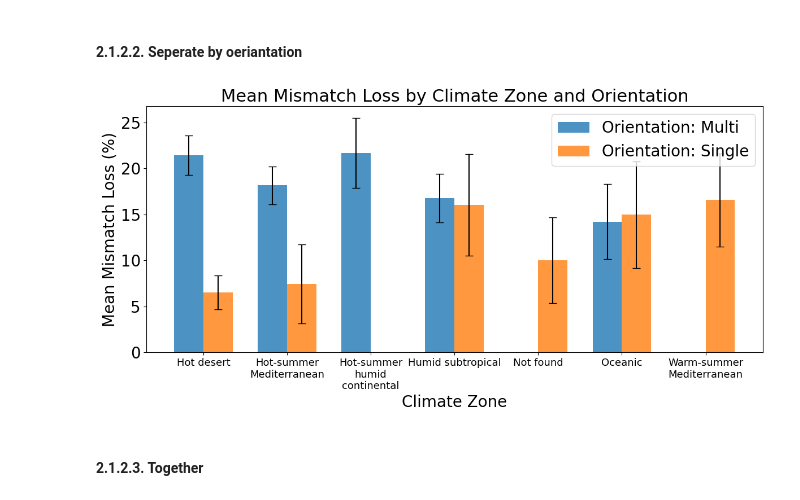
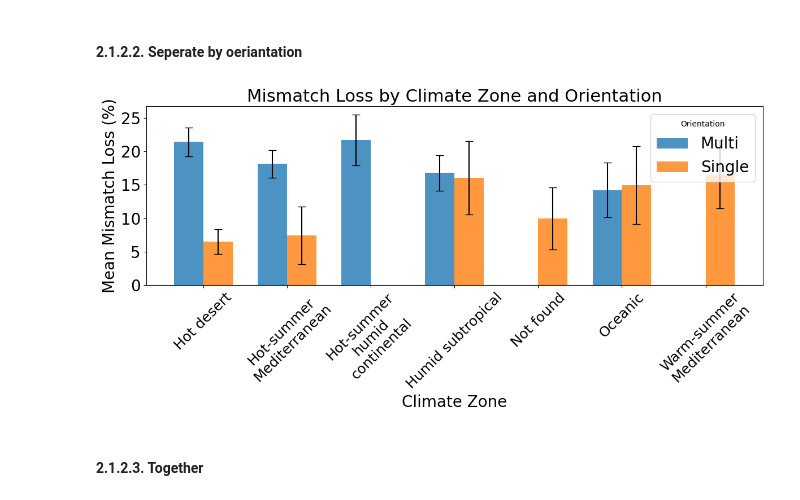
Before and after one commit to sijinwnag/24_09_24_Solar_Edge, a Jupyter notebook: Code/25_05_01_Mismatch_results_analyser.ipynb, the cells around one changed output. Saved outputs shown, nothing was run; the diff lists cells and outputs as text; code cells hidden in the pictures.

```diff
--- a/Code/25_05_01_Mismatch_results_analyser.ipynb
+++ b/Code/25_05_01_Mismatch_results_analyser.ipynb
@@ -9,7 +9,7 @@ from geopy.geocoders import Nominatim
 from kgcpy import lookupCZ
 
 # define the path to the data folder
-ResultsFolder = r'C:\Users\z5183876\OneDrive - UNSW\Documents\GitHub\24_09_24_Solar_Edge\Results\v_from_i_combined\25_05_01_Results'
+ResultsFolder = r'C:\Users\z5183876\OneDrive - UNSW\Documents\GitHub\24_09_24_Solar_Edge\Results\v_from_i_combined\25_05_19_Results'
 
 # define the path to the site summary file
 site_summary_path = r"C:\Users\z5183876\OneDrive - UNSW\Documents\GitHub\24_09_24_Solar_Edge\Data\25_05_01_Newsites_summary.xlsx"
@@ -347,44 +352,54 @@ plt.show()
 # %% [markdown]
 #### 2.1.2.2. Seperate by oeriantation
 # %%
-# ...existing code...
-# Plot grouped bar chart
+# --- 2.1.2.2. Climate Zone vs. Mismatch Loss, separated by Orientation ---
+
+# compute mean & std by Climate Zone and Orientation
+stats_orient = site_summary_df.groupby(
+    ['Climate Zone','Orientation']
+)['Mismatch Loss'].agg(['mean','std'])
+pivot_orient_mean = stats_orient['mean'].unstack('Orientation')
+pivot_orient_std  = stats_orient['std'].unstack('Orientation')
+
+# plot grouped bar chart
 plt.figure(figsize=long_hoz_figsize)
-orientations = pivot_orient.columns.tolist()
 bar_width = 0.35
-x = np.arange(len(pivot_orient.index))
+n_orients = len(pivot_orient_mean.columns)
+x = np.arange(len(pivot_orient_mean.index))
 
-for i, orient in enumerate(orientations):
+for i, orient in enumerate(pivot_orient_mean.columns):
     plt.bar(
-        x + i * bar_width,
-        pivot_orient[orient],
+        x + i*bar_width,
+        pivot_orient_mean[orient],
         yerr=pivot_orient_std[orient],
         width=bar_width,
-        label=f'Orientation: {orient}',
+        label=orient,
         capsize=5,
         alpha=0.8
     )
 
 plt.xlabel('Climate Zone', fontsize=axis_label_size)
 plt.ylabel('Mean Mismatch Loss (%)', fontsize=axis_label_size)
-plt.title('Mean Mismatch Loss by Climate Zone and Orientation', fontsize=title_size)
+plt.title('Mismatch Loss by Climate Zone and Orientation', fontsize=title_size)
 
-# Wrap x labels and use smaller font, no rotation
-wrapped_labels = [label if len(str(label)) < 18 else '\n'.join(str(label).split(' ')) for label in pivot_orient.index]
+# wrap long climate zone labels
+wrapped = [
+    cz if len(str(cz)) < 18 else '\n'.join(str(cz).split(' '))
+    for cz in pivot_orient_mean.index
+]
 plt.xticks(
-    ticks=x + bar_width / 2,
-    labels=wrapped_labels,
-    rotation=0,
+    ticks=x + (n_orients-1)/2*bar_width,
+    labels=wrapped,
+    rotation=45,
     ha='center',
-    fontsize=axis_num_size-7
+    fontsize=axis_num_size-2
 )
 plt.yticks(fontsize=axis_num_size)
-plt.legend(fontsize=axis_num_size)
+plt.legend(title='Orientation', fontsize=axis_num_size, loc='upper right')
 plt.tight_layout()
 plt.show()
-# ...existing code...
 # %% [output]
-[figure, old version]
+[figure, new version]
 # %% [markdown]
 #### 2.1.2.3. Together
 # %%
```
Also changed, not shown: parts of 18 cells of this notebook, 1 other file.
